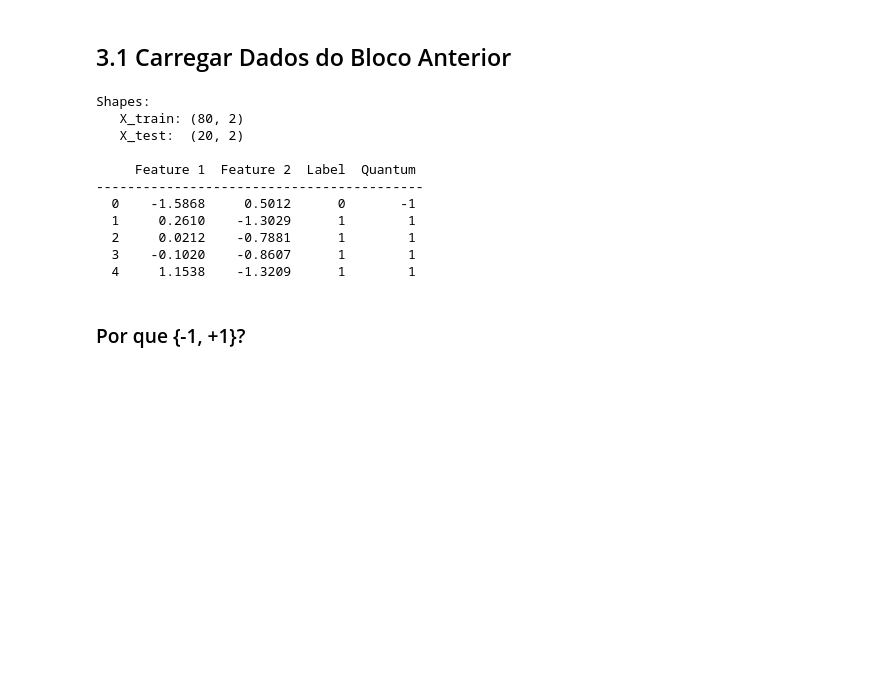
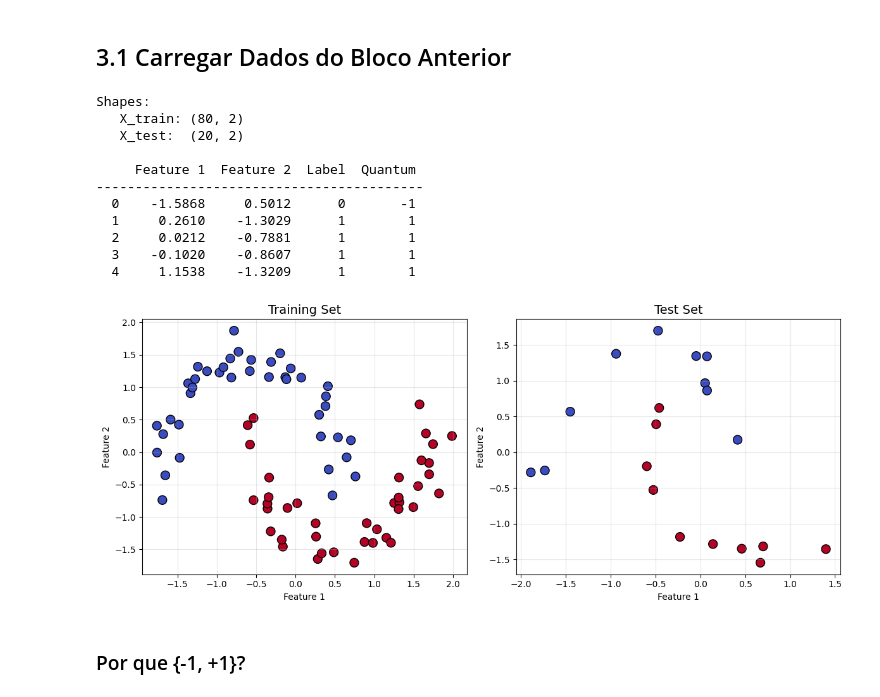
Before and after one commit to SapoSopa/QML, a Jupyter notebook: notebooks/03_treinamento_otimizacao.ipynb, the cells around one changed output. Drawn from its saved outputs; the diff is of its cells as text; code cells hidden in the pictures; blank space fills up the shorter version.

Commit message:
fix: add removed sample plot

```diff
--- a/notebooks/03_treinamento_otimizacao.ipynb
+++ b/notebooks/03_treinamento_otimizacao.ipynb
@@ -27,26 +27,47 @@ y_test_quantum = convert_labels_to_quantum(y_test)
 # %%
 # Shapes
 print(f"Shapes:")
 print(f"   X_train: {X_train.shape}")
 print(f"   X_test:  {X_test.shape}\n")
 
 # Primeiras amostras
 print(f"{'':>3} {'Feature 1':>10} {'Feature 2':>10} {'Label':>6} {'Quantum':>8}")
 print("-" * 42)
 for i in range(min(5, len(X_train))):
     print(f"{i:>3} {X_train[i, 0]:>10.4f} {X_train[i, 1]:>10.4f} {y_train[i]:>6} {y_train_quantum[i]:>8}")
+
+# Visualizar distribuição dos dados
+fig, (ax1, ax2) = plt.subplots(1, 2, figsize=(12, 5))
+
+# Treino
+ax1.scatter(X_train[:, 0], X_train[:, 1], c=y_train, cmap='coolwarm', edgecolors='k', s=100)
+ax1.set_title('Training Set', fontsize=14)
+ax1.set_xlabel('Feature 1')
+ax1.set_ylabel('Feature 2')
+ax1.grid(True, alpha=0.3)
+
+# Teste
+ax2.scatter(X_test[:, 0], X_test[:, 1], c=y_test, cmap='coolwarm', edgecolors='k', s=100)
+ax2.set_title('Test Set', fontsize=14)
+ax2.set_xlabel('Feature 1')
+ax2.set_ylabel('Feature 2')
+ax2.grid(True, alpha=0.3)
+
+plt.tight_layout()
+plt.show()
 # %% [output]
 Shapes:
    X_train: (80, 2)
    X_test:  (20, 2)
 
      Feature 1  Feature 2  Label  Quantum
 ------------------------------------------
   0    -1.5868     0.5012      0       -1
   1     0.2610    -1.3029      1        1
   2     0.0212    -0.7881      1        1
   3    -0.1020    -0.8607      1        1
   4     1.1538    -1.3209      1        1
+[figure, added]
 # %% [markdown]
 ### Por que {-1, +1}?
 # %% [markdown]
```
Also changed, not shown: parts of 5 cells of this notebook.
